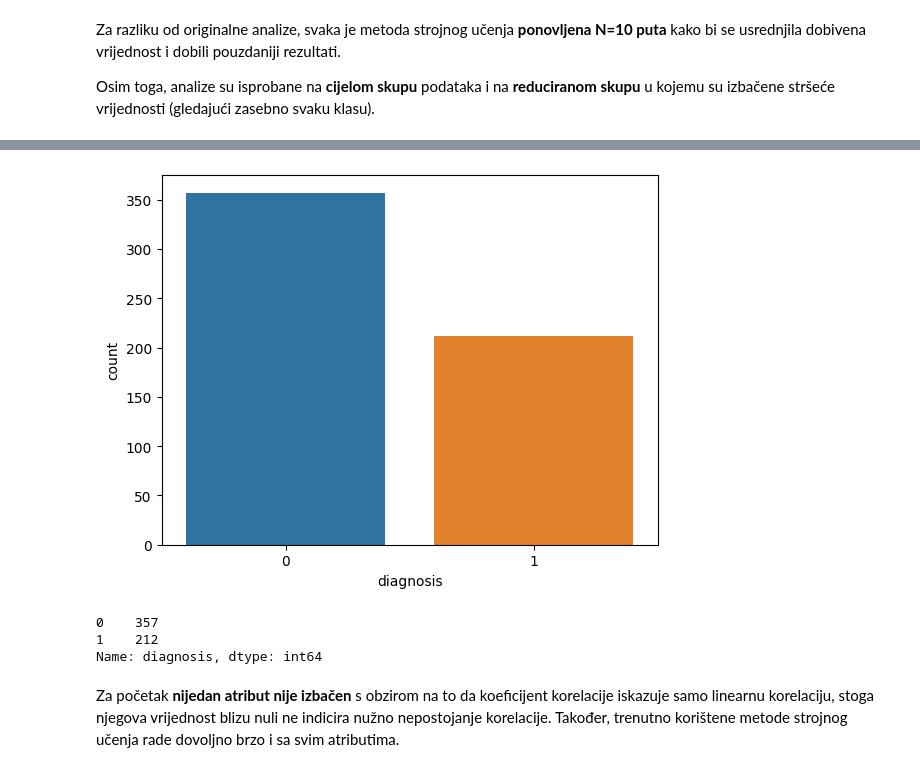
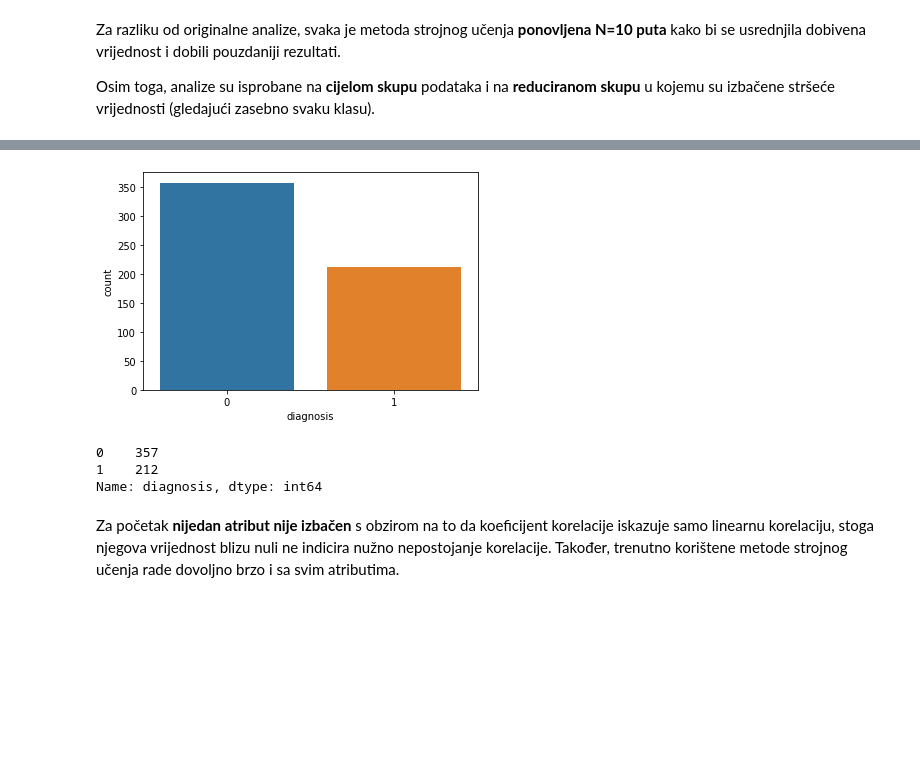
Before and after one commit to ToniIvankovic/uuzop-breast-cancer-classification, a Jupyter notebook: analizer_better.ipynb, the cells around one changed output, grey strips where cells are left out. Cells and saved outputs as stored; diff of their text form; code cells hidden in the pictures; blank space fills up the shorter version.

```diff
--- a/analizer_better.ipynb
+++ b/analizer_better.ipynb
@@ -24,11 +24,11 @@ print(df['diagnosis'].value_counts())
 Name: diagnosis, dtype: int64
 # %%
 df = pd.read_csv('data_sanitized.csv')
-sns.countplot(df, x='diagnosis')
+sns.countplot(df['diagnosis'], label='count')
 plt.show()
 print(df['diagnosis'].value_counts())
 # %% [output]
-[figure, old version]
+[figure, new version]
 0    357
 1    212
 Name: diagnosis, dtype: int64
```
Also changed, not shown: parts of 14 cells of this notebook.
